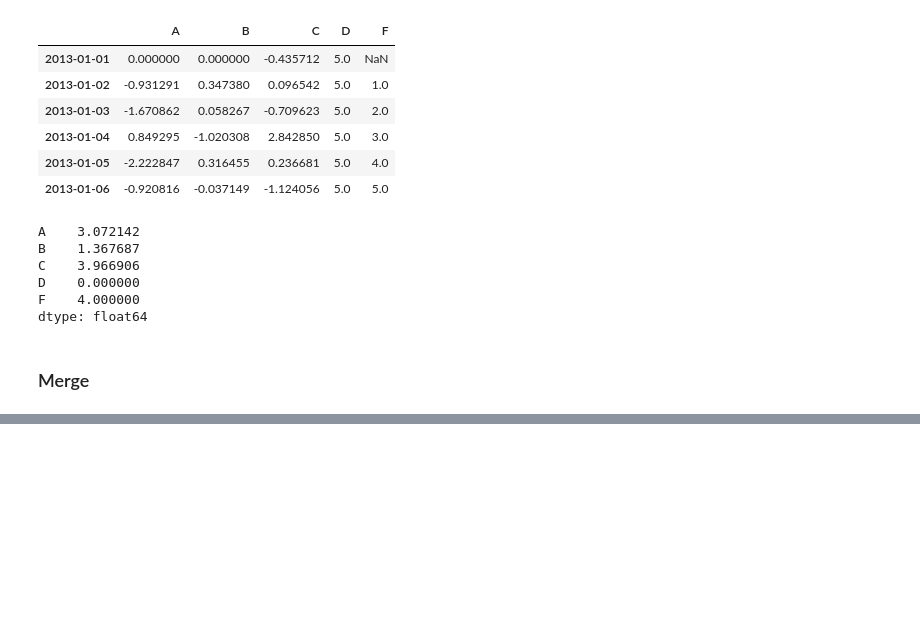
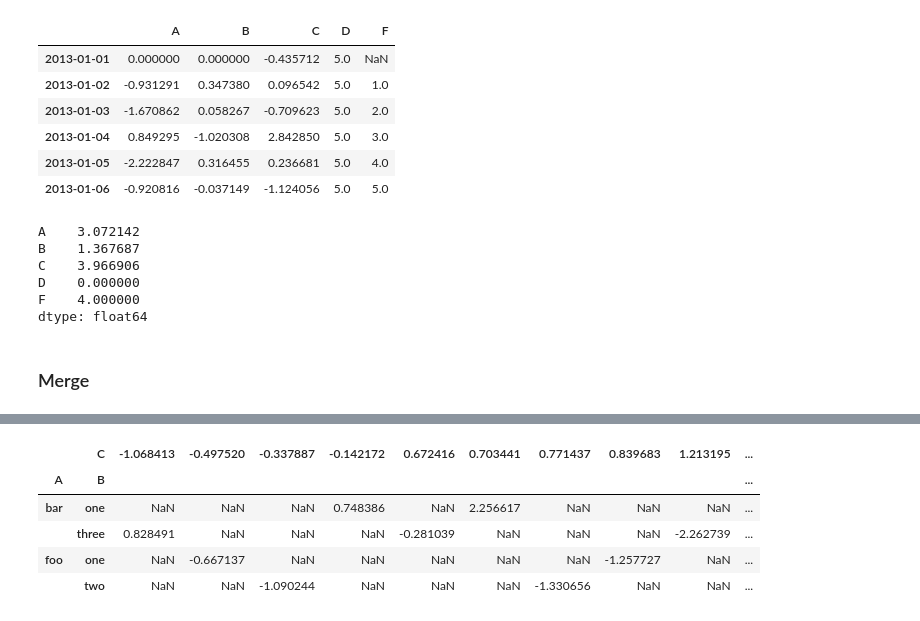
Before and after one commit to online5880/Pandas-BigQuery-MetaCode, a Jupyter notebook: Chapter01_pandas.ipynb, the cells around one changed output, grey strips where cells are left out. Saved outputs shown, nothing was run; the diff lists cells and outputs as text; code cells hidden in the pictures; blank space fills up the shorter version.

```diff
--- a/Chapter01_pandas.ipynb
+++ b/Chapter01_pandas.ipynb
@@ -457,0 +589,9 @@ dtype: float64
+# %%
+df = pd.DataFrame({
+    'A' : ['foo','bar','foo','bar']*3,
+    'B' : ['one','one','two','three']*3,
+    'C':np.random.randn(12),
+    'D' : np.random.randn(12)
+})
+
+df
@@ -457,0 +612,9 @@ dtype: float64
+# %%
+pd.pivot_table(df,values='D',index=['A','B'],columns='C')
+# %% [output]
+|  | C | -1.068413 | -0.497520 | -0.337887 | -0.142172 | 0.672416 | 0.703441 | 0.771437 | 0.839683 | 1.213195 | ... |
+| A | B |  |  |  |  |  |  |  |  |  | ... |
+| bar | one | NaN | NaN | NaN | 0.748386 | NaN | 2.256617 | NaN | NaN | NaN | ... |
+|  | three | 0.828491 | NaN | NaN | NaN | -0.281039 | NaN | NaN | NaN | -2.262739 | ... |
+| foo | one | NaN | -0.667137 | NaN | NaN | NaN | NaN | NaN | -1.257727 | NaN | ... |
+|  | two | NaN | NaN | -1.090244 | NaN | NaN | NaN | -1.330656 | NaN | NaN | ... |
```
Also changed, not shown: parts of 18 cells of this notebook.
